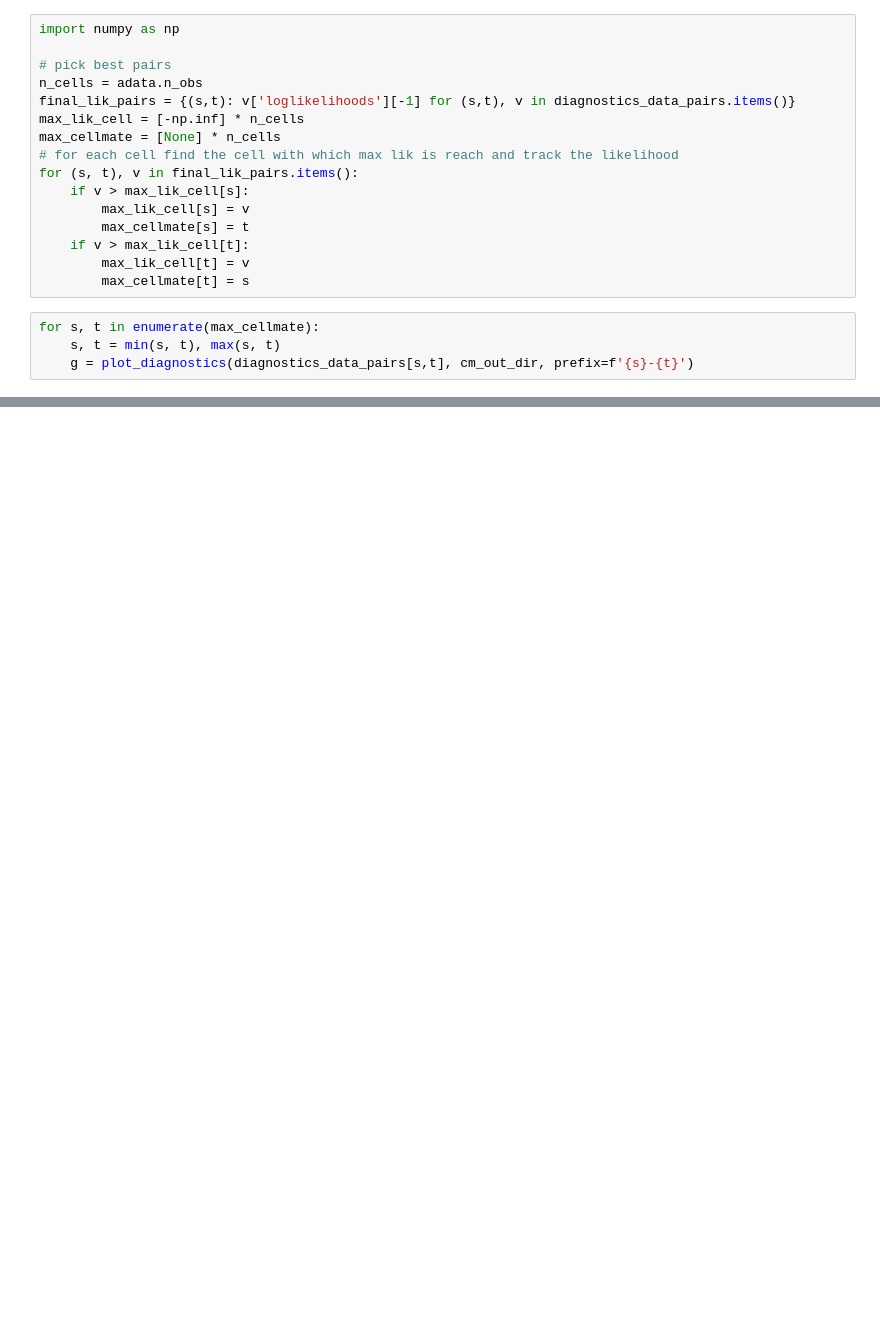
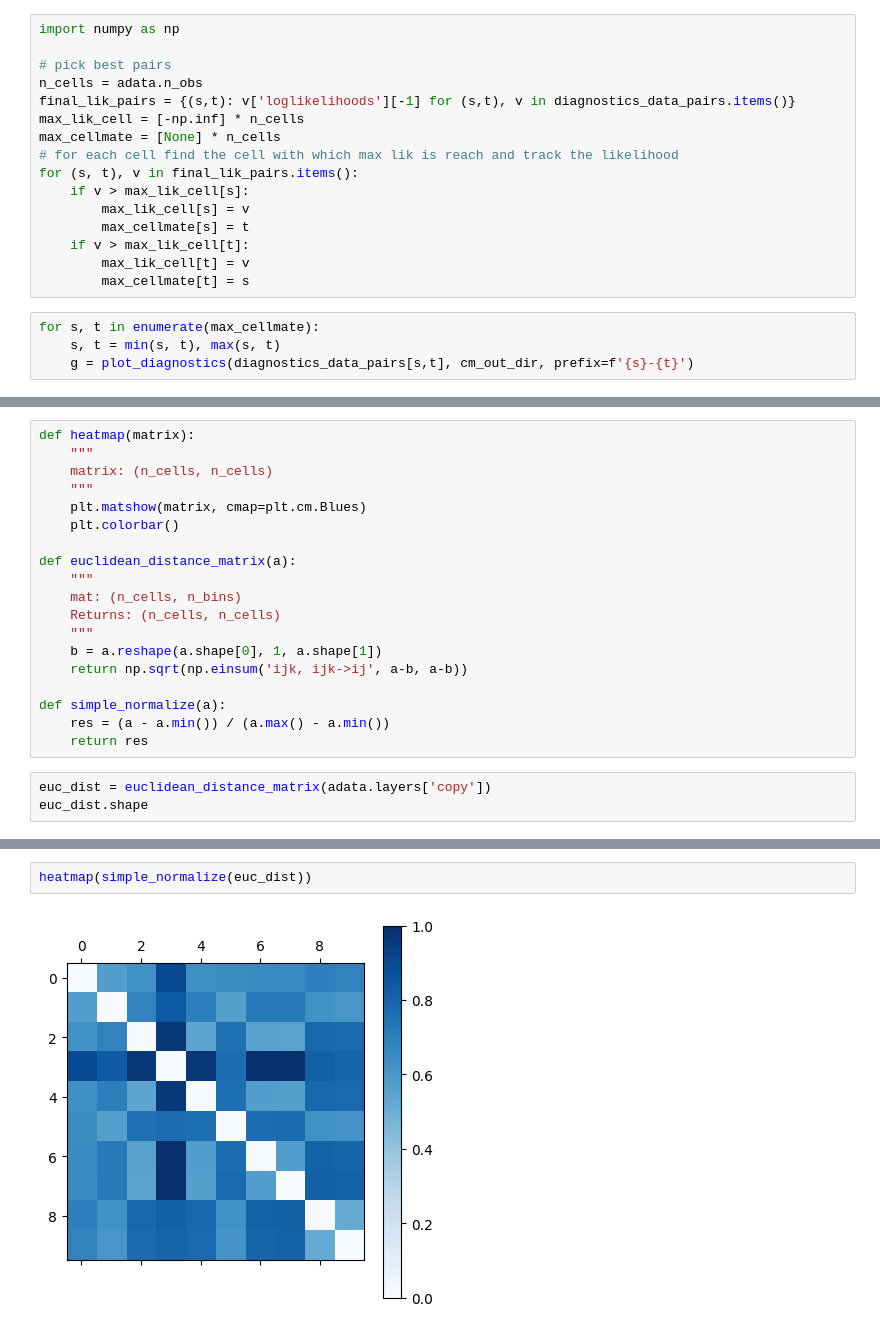
Before and after one commit to wxx20020407/cellmates_speedup, a Jupyter notebook: reproducibility/workflows/cellmates_batch_cnasim/workflow/notebooks/diagnostics.ipynb, the cells around one changed output, grey strips where cells are left out. Drawn from its saved outputs; the diff is of its cells as text; blank space fills up the shorter version.

```diff
--- a/reproducibility/workflows/cellmates_batch_cnasim/workflow/notebooks/diagnostics.ipynb
+++ b/reproducibility/workflows/cellmates_batch_cnasim/workflow/notebooks/diagnostics.ipynb
@@ -102,0 +159,22 @@ diagnostics_data_pairs[0,1]
+# %%
+def heatmap(matrix):
+    """
+    matrix: (n_cells, n_cells)
+    """
+    plt.matshow(matrix, cmap=plt.cm.Blues)
+    plt.colorbar()
+
+def euclidean_distance_matrix(a):
+    """
+    mat: (n_cells, n_bins)
+    Returns: (n_cells, n_cells)
+    """
+    b = a.reshape(a.shape[0], 1, a.shape[1])
+    return np.sqrt(np.einsum('ijk, ijk->ij', a-b, a-b))
+
+def simple_normalize(a):
+    res = (a - a.min()) / (a.max() - a.min())
+    return res
+# %%
+euc_dist = euclidean_distance_matrix(adata.layers['copy'])
+euc_dist.shape
@@ -102,0 +196,4 @@ diagnostics_data_pairs[0,1]
+# %%
+heatmap(simple_normalize(euc_dist))
+# %% [output]
+[figure, added]
```
Also changed, not shown: parts of 14 cells of this notebook.
